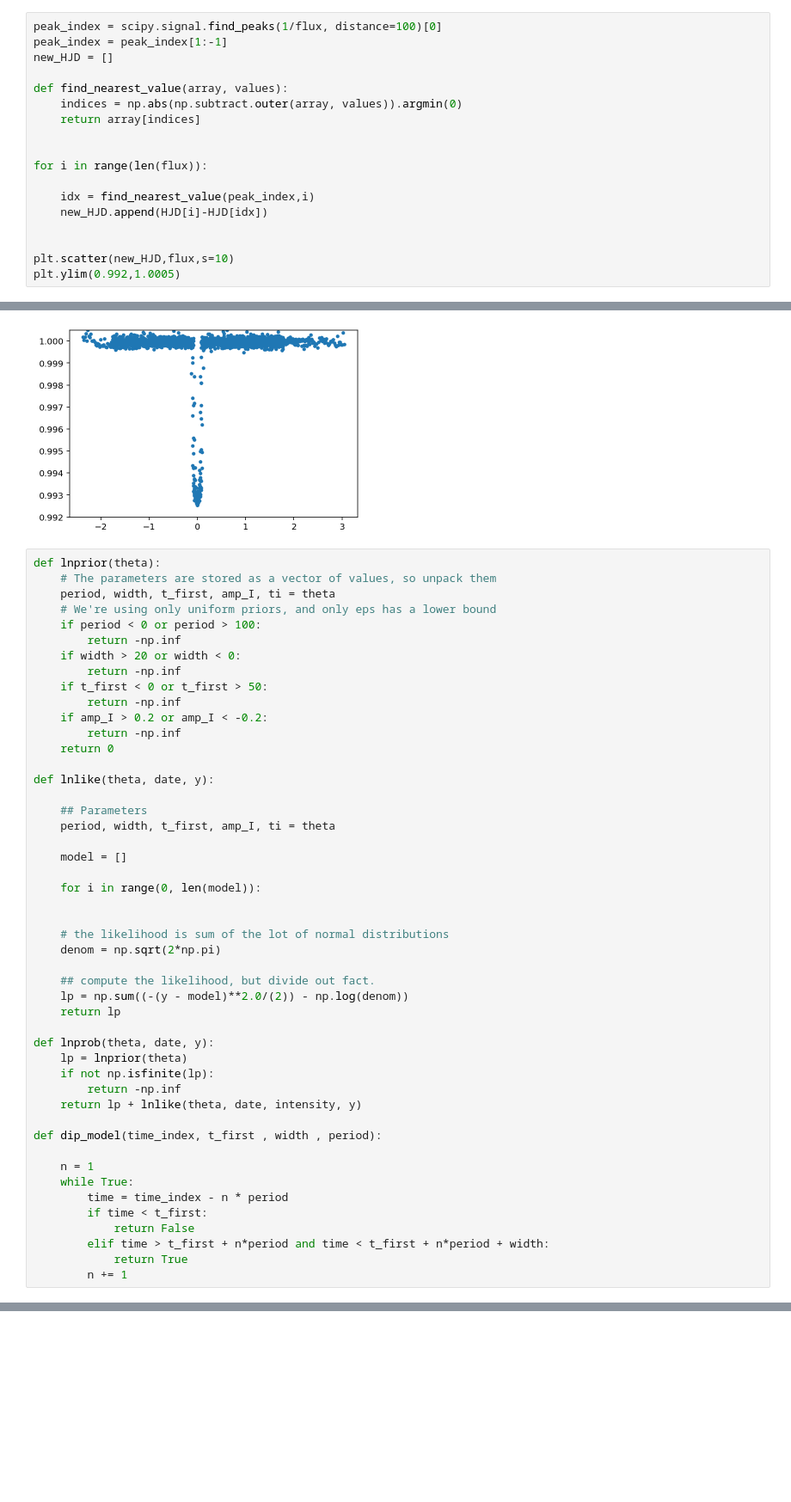
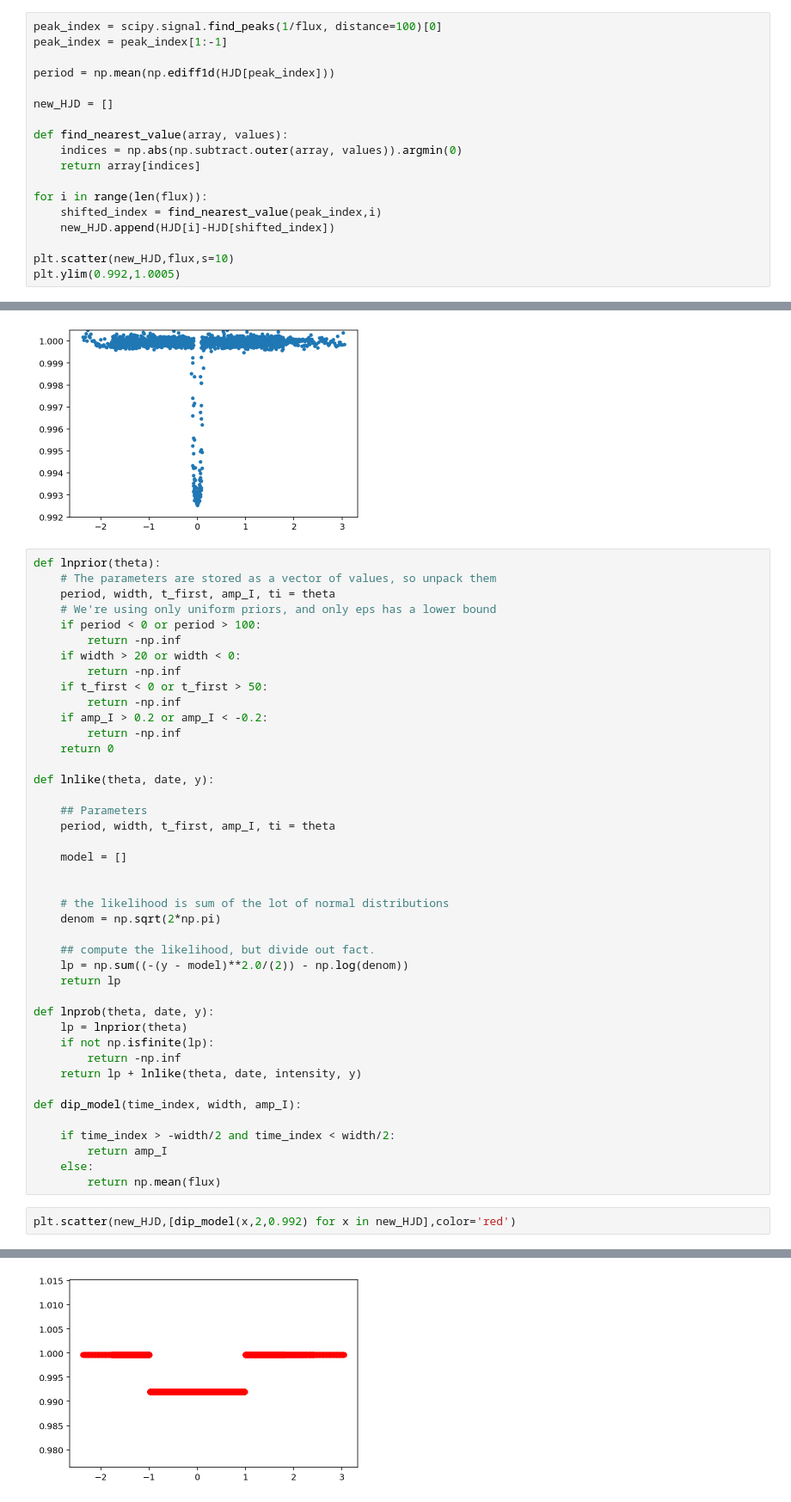
Before and after one commit to brendrach/Computational_Astro_ASTP720, a Jupyter notebook: Assignment_6/Assignment_6.ipynb, the cells around one changed output, grey strips where cells are left out. Shown: that part at 86% size. Saved outputs shown, nothing was run; the diff lists cells and outputs as text; blank space fills up the shorter version.

Commit message:
Simplifying my dip model to account for the folder lightcurve. Previously, I had defined it to fit the exoplanet periodic dips.

```diff
--- a/Assignment_6/Assignment_6.ipynb
+++ b/Assignment_6/Assignment_6.ipynb
@@ -33,18 +33,18 @@ array([2454953.538373, 2454953.558807, 2454953.579242, ...,
 # %%
 peak_index = scipy.signal.find_peaks(1/flux, distance=100)[0]
 peak_index = peak_index[1:-1]
+
+period = np.mean(np.ediff1d(HJD[peak_index]))
+
 new_HJD = []
 
 def find_nearest_value(array, values):
     indices = np.abs(np.subtract.outer(array, values)).argmin(0)
     return array[indices]
 
-
 for i in range(len(flux)):
-
-    idx = find_nearest_value(peak_index,i)
-    new_HJD.append(HJD[i]-HJD[idx])
-
+    shifted_index = find_nearest_value(peak_index,i)
+    new_HJD.append(HJD[i]-HJD[shifted_index])
 
 plt.scatter(new_HJD,flux,s=10)
 plt.ylim(0.992,1.0005)
@@ -73,8 +73,6 @@ def lnlike(theta, date, y):
 
     model = []
 
-    for i in range(0, len(model)):
-
 
     # the likelihood is sum of the lot of normal distributions
     denom = np.sqrt(2*np.pi)
@@ -89,13 +87,12 @@ def lnprob(theta, date, y):
         return -np.inf
     return lp + lnlike(theta, date, intensity, y)
 
-def dip_model(time_index, t_first , width , period):
+def dip_model(time_index, width, amp_I):
 
-    n = 1
-    while True:
-        time = time_index - n * period
-        if time < t_first:
-            return False
-        elif time > t_first + n*period and time < t_first + n*period + width:
-            return True
-        n += 1
+    if time_index > -width/2 and time_index < width/2:
+        return amp_I
+    else:
+        return np.mean(flux)
+# %%
+plt.scatter(new_HJD,[dip_model(x,2,0.992) for x in new_HJD],color='red')
+# %% [output]
@@ -101,0 +100 @@ def dip_model(time_index, t_first , width , period):
+[figure, added]
```
Also changed, not shown: parts of 1 cell of this notebook.
